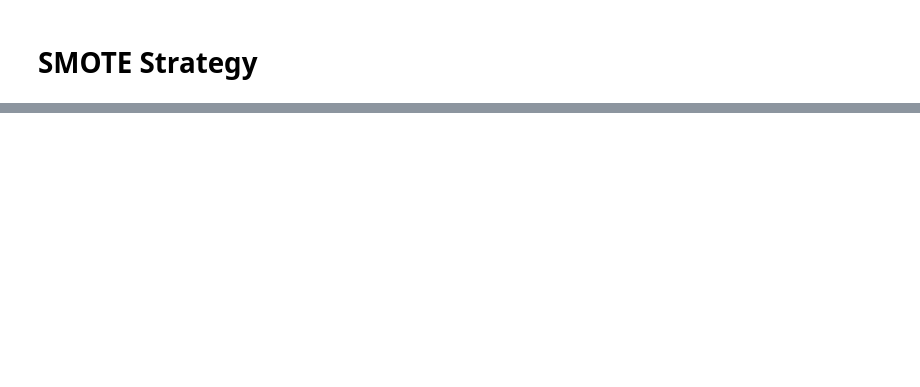
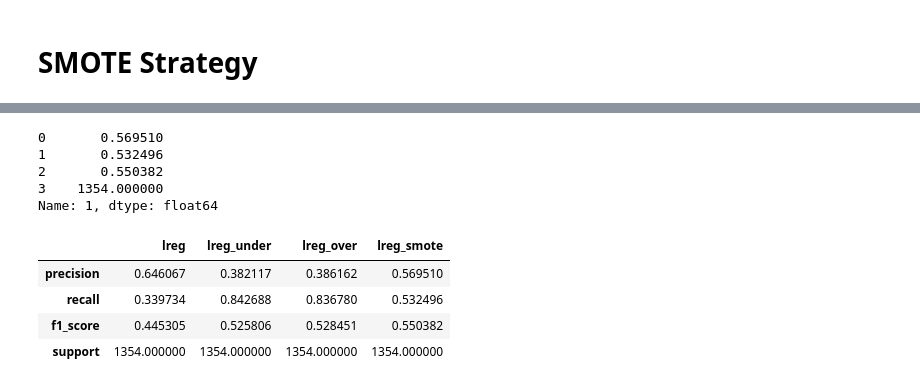
Before and after one commit to caseywasey/Bank-Marketing-Data-Set-Example-Project, a Jupyter notebook: Bank Project - Resampling.ipynb, the cells around one changed output, grey strips where cells are left out. Drawn from its saved outputs; the diff is of its cells as text; code cells hidden in the pictures; blank space fills up the shorter version.

```diff
--- a/Bank Project - Resampling.ipynb
+++ b/Bank Project - Resampling.ipynb
@@ -243,0 +189,25 @@ plt.show()
+# %%
+pd.DataFrame(precision_recall_fscore_support(y_test, lreg_smote.predict(ct.transform(X_test)))).iloc[:,1]
+# %% [output]
+0       0.569510
+1       0.532496
+2       0.550382
+3    1354.000000
+Name: 1, dtype: float64
+# %%
+def pos_class_table(model, y_true, X):
+    df = pd.DataFrame(precision_recall_fscore_support(y_true, model.predict(ct.transform(X)))).iloc[:,1]
+    return(df)
+# %%
+result_df = pd.DataFrame(data = {'lreg': pos_class_table(lreg, y_test, X_test),
+'lreg_under': pos_class_table(lreg_under, y_test, X_test),
+'lreg_over': pos_class_table(lreg_over, y_test, X_test),
+'lreg_smote': pos_class_table(lreg_smote, y_test, X_test)})
+result_df.index = ['precision','recall','f1_score','support']
+result_df
+# %% [output]
+|  | lreg | lreg_under | lreg_over | lreg_smote |
+| precision | 0.646067 | 0.382117 | 0.386162 | 0.569510 |
+| recall | 0.339734 | 0.842688 | 0.836780 | 0.532496 |
+| f1_score | 0.445305 | 0.525806 | 0.528451 | 0.550382 |
+| support | 1354.000000 | 1354.000000 | 1354.000000 | 1354.000000 |
```
Also changed, not shown: parts of 27 cells of this notebook, 2 other files.
